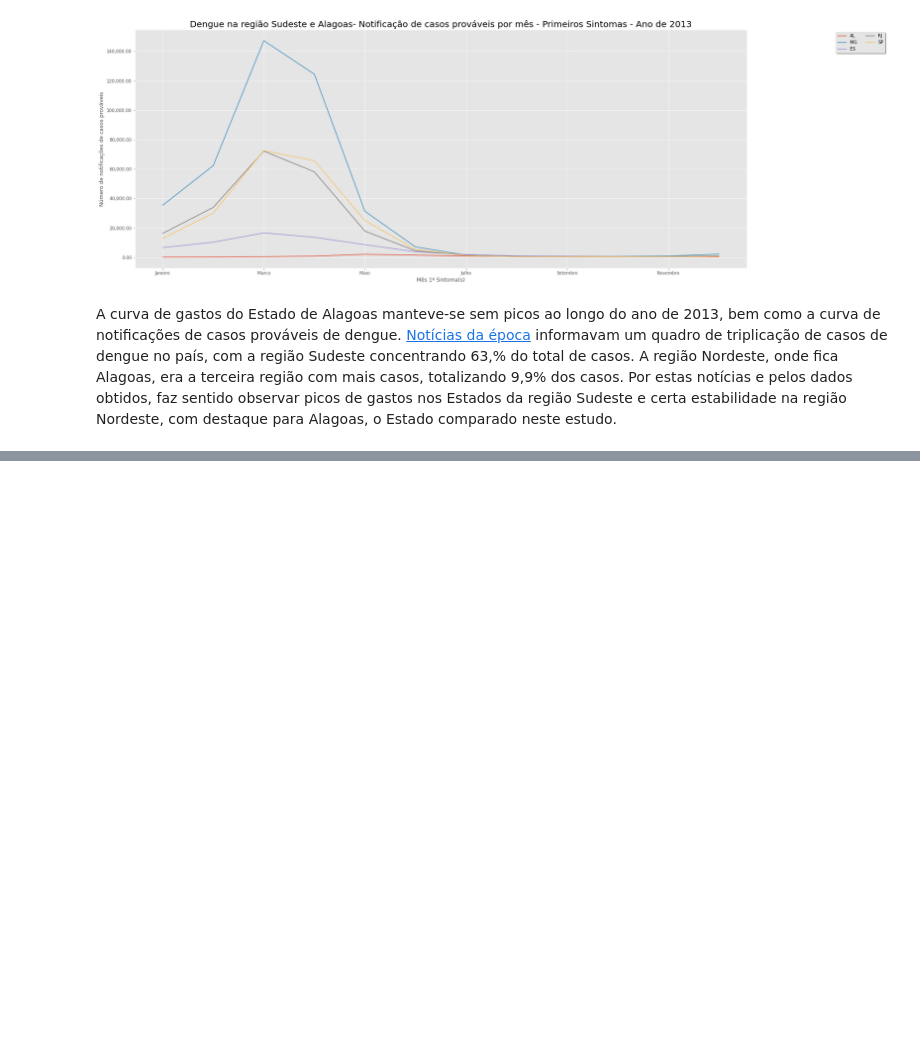
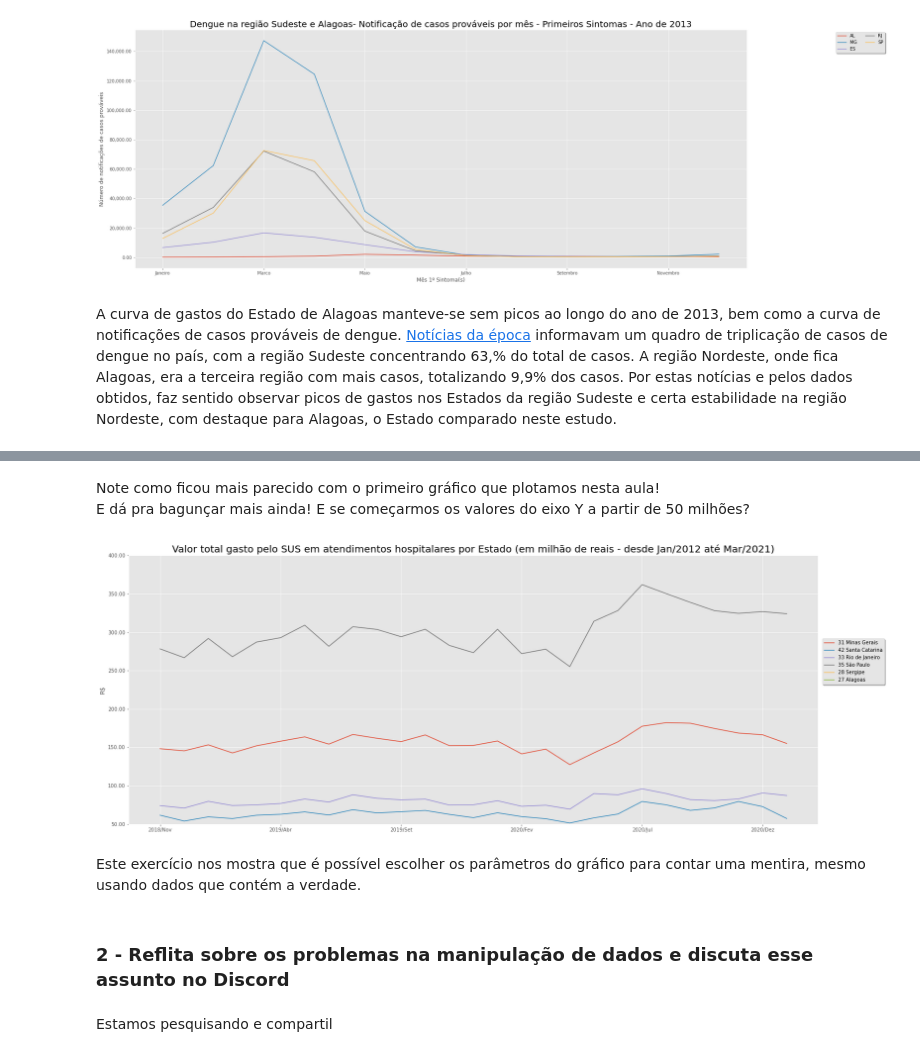
Before and after one commit to edwi-feitoza/bootcamp-alura-data-science-3, a Jupyter notebook: modulo_1/bootcamp_alura_datasus.ipynb, the cells around one changed output, grey strips where cells are left out. Cells and saved outputs as stored; diff of their text form; code cells hidden in the pictures; blank space fills up the shorter version.

Commit message:
Desafios e atividades da aula 4.

```diff
--- a/modulo_1/bootcamp_alura_datasus.ipynb
+++ b/modulo_1/bootcamp_alura_datasus.ipynb
@@ -793,0 +847,23 @@ A curva de gastos do Estado de Alagoas manteve-se sem picos ao longo do ano de 2
+# %% [markdown]
+Note como ficou mais parecido com o primeiro gráfico que plotamos nesta aula!<br>
+E dá pra bagunçar mais ainda! E se começarmos os valores do eixo Y a partir de 50 milhões?
+# %%
+colors = plt.cm.jet(np.linspace(0,1,6))
+colunas_de_interesse = dados_atendimentos_sem_total_plot.columns[41:151] # dados a partir de Janeiro de 2012 até Março de 2021
+dados_atendimentos_sem_total_plot = dados_atendimentos_sem_total_plot[colunas_de_interesse]
+colors = plt.cm.jet(np.linspace(0,1,27))
+ax = dados_atendimentos_sem_total_plot.iloc[:, :-1].T.plot(figsize=(25,10), y=['31 Minas Gerais','42 Santa Catarina','33 Rio de Janeiro','35 São Paulo','28 Sergipe', '27 Alagoas'])
+ax.yaxis.set_major_formatter(ticker.StrMethodFormatter('{x:,.2f}'))
+plt.legend(loc="upper right", bbox_to_anchor=(1.1, 0.7), ncol=1, shadow=True, fancybox=True)
+plt.ylabel("R$")
+plt.title(label = "Valor total gasto pelo SUS em atendimentos hospitalares por Estado (em milhão de reais - desde Jan/2012 até Mar/2021)", fontsize=20)
+plt.ylim(50,400) # Aumentando a janela do eixo Y
+plt.show()
+# %% [output]
+[figure, added]
+# %% [markdown]
+Este exercício nos mostra que é possível escolher os parâmetros do gráfico para contar uma mentira, mesmo usando dados que contém a verdade.
+# %% [markdown]
+### 2 - Reflita sobre os problemas na manipulação de dados e discuta esse assunto no Discord
+# %% [markdown]
+Estamos pesquisando e compartil
```
Also changed, not shown: parts of 15 cells of this notebook.
